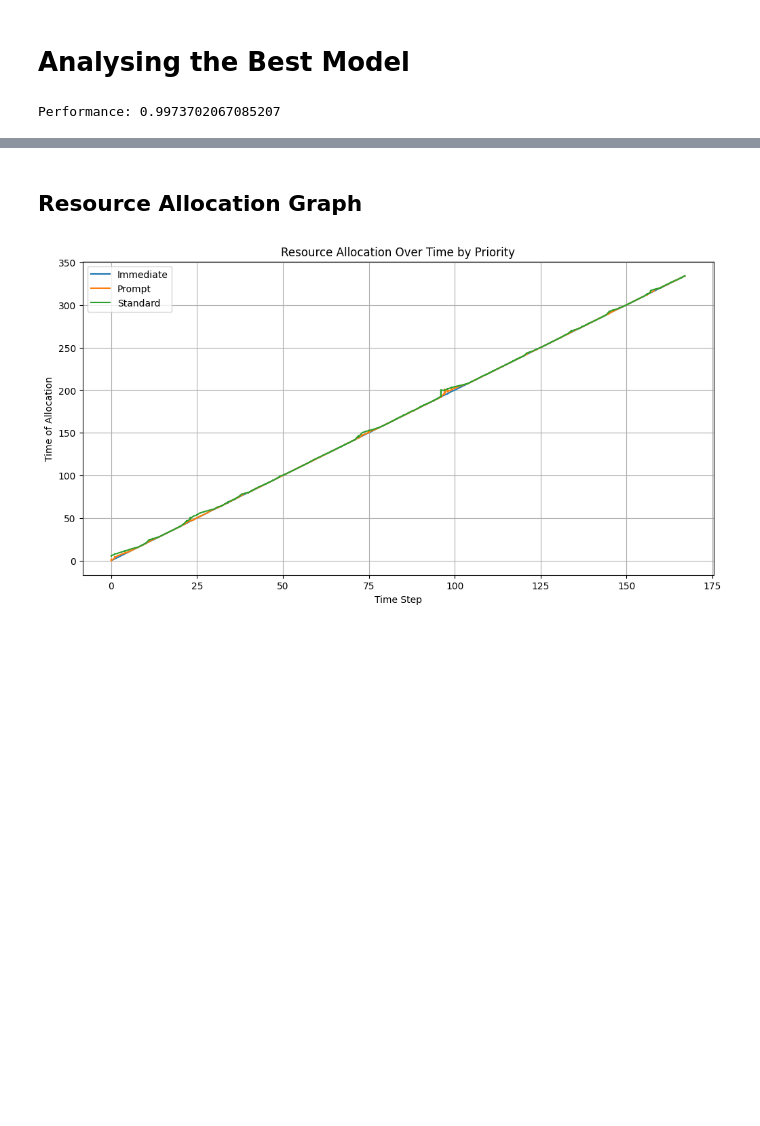
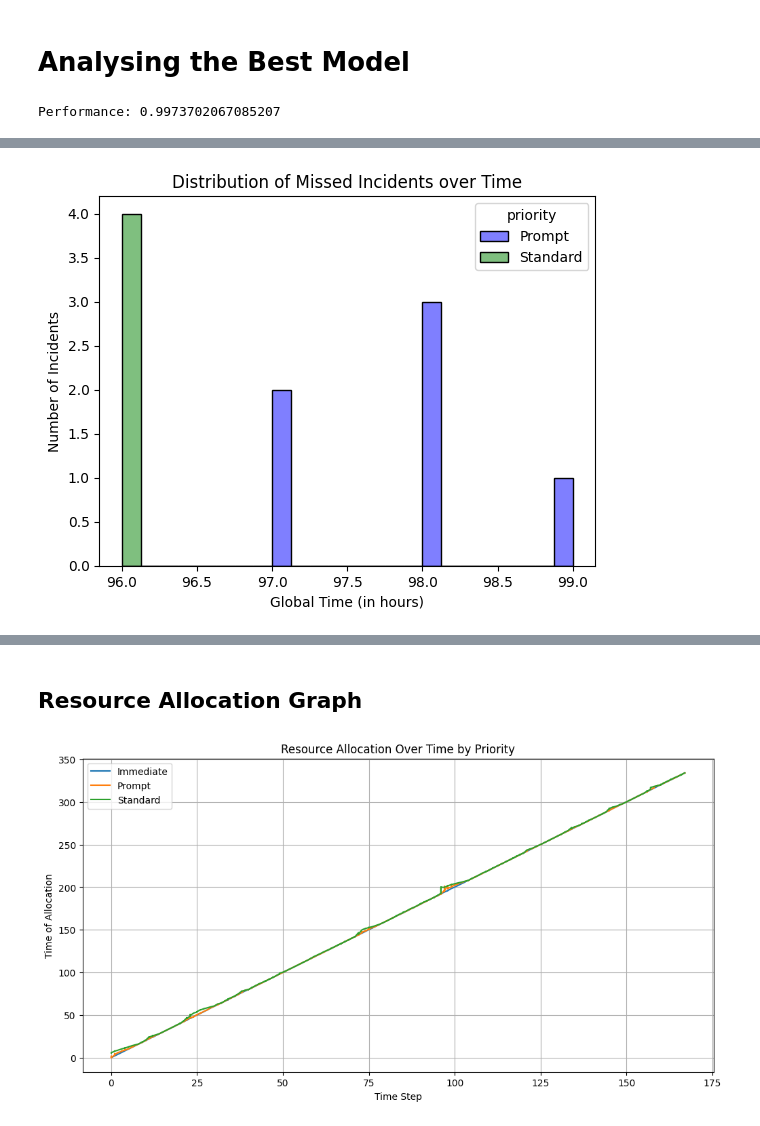
Before and after one commit to KrishnaBellamkonda/edinburgh-challenge, a Jupyter notebook: BestModelAnalysis.ipynb, the cells around one changed output, grey strips where cells are left out. Drawn from its saved outputs; the diff is of its cells as text; code cells hidden in the pictures; blank space fills up the shorter version.

```diff
--- a/BestModelAnalysis.ipynb
+++ b/BestModelAnalysis.ipynb
@@ -46,0 +110,11 @@ Performance: 0.9973702067085207
+# %%
+sns.histplot(data=incidents_df, x='global_time', hue="priority", bins=24, palette=["blue", "green"])
+#sns.histplot(data=all_incidents_df, x='global_time', bins=10, palette=["gray"], legend=False)
+
+plt.title('Distribution of Missed Incidents over Time')
+plt.xlabel('Global Time (in hours)')
+plt.ylabel('Number of Incidents')
+plt.savefig('pictures/missed_incidents_time_distribution.png')
+plt.show()
+# %% [output]
+[figure, added]
```
Also changed, not shown: parts of 27 cells of this notebook, 16 other files.
